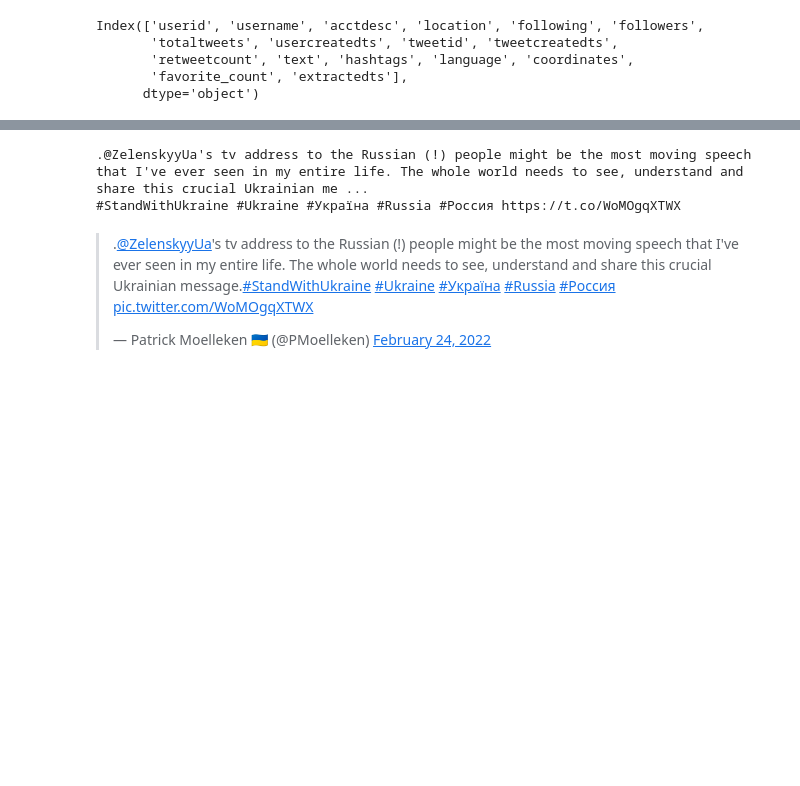
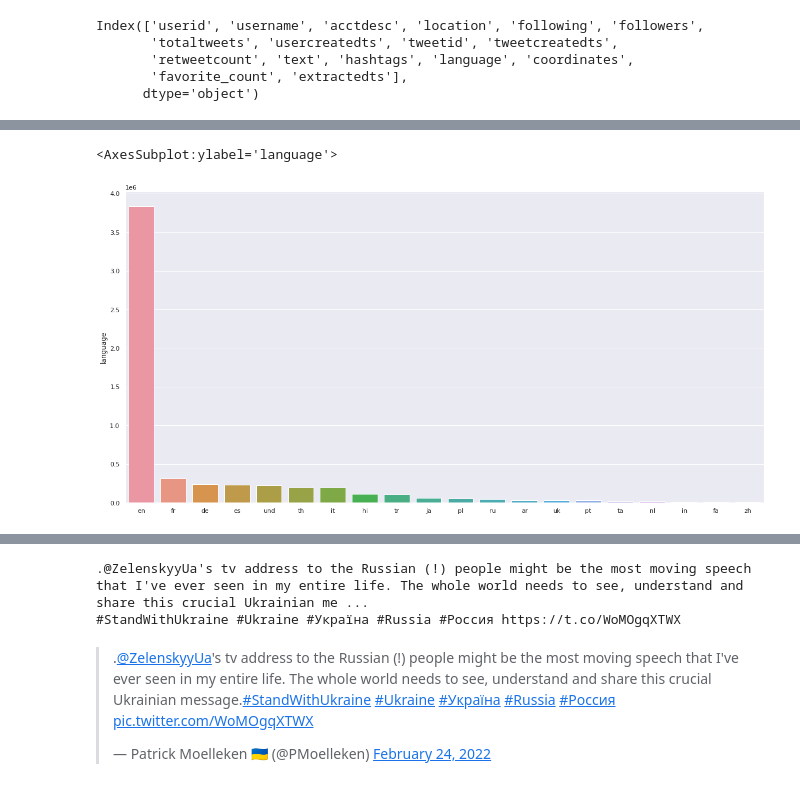
Before and after one commit to aegonwolf/ukraine-conflict-social-news, a Jupyter notebook: ukraine-conflict-twitter-eda.ipynb, the cells around one changed output, grey strips where cells are left out. Cells and saved outputs as stored; diff of their text form; code cells hidden in the pictures; blank space fills up the shorter version.

Commit message:
explored a bit more, added some visualizations

```diff
--- a/ukraine-conflict-twitter-eda.ipynb
+++ b/ukraine-conflict-twitter-eda.ipynb
@@ -16,9 +17,11 @@ from spacy.util import minibatch
 from spacy import displacy
 import gc
 import os
+# %%
+sns.set(rc={'figure.figsize':(20,10)})
 # %%
 csv_collection = []
-for dirname, _, filenames in os.walk('/kaggle/input'):
+for dirname, _, filenames in os.walk('../input/ukraine-russian-crisis-twitter-dataset-1-2-m-rows'):
     for filename in filenames:
         fullpath = os.path.join(dirname, filename)
         csv_collection.append(fullpath)
@@ -25,7 +43,10 @@ for dirname, _, filenames in os.walk('/kaggle/input'):
 # %%
 df = pd.read_csv(csv_collection.pop(), compression = 'gzip', index_col = 0)
 for data in csv_collection:
-    tmp = pd.read_csv(data, compression = 'gzip', index_col = 0)
+    try:
+        tmp = pd.read_csv(data, compression = 'gzip', index_col = 0)
+    except:
+        tmp = pd.read_csv(data, index_col = 0)
     df = pd.concat([df, tmp], axis=0)
 # %%
 df.shape
@@ -41,0 +88,5 @@ Index(['userid', 'username', 'acctdesc', 'location', 'following', 'followers',
+# %%
+sns.barplot(x = df.language.value_counts()[:20].index, y = df.language.value_counts()[:20])
+# %% [output]
+<AxesSubplot:ylabel='language'>
+[figure, added]
```
Also changed, not shown: parts of 27 cells of this notebook.
